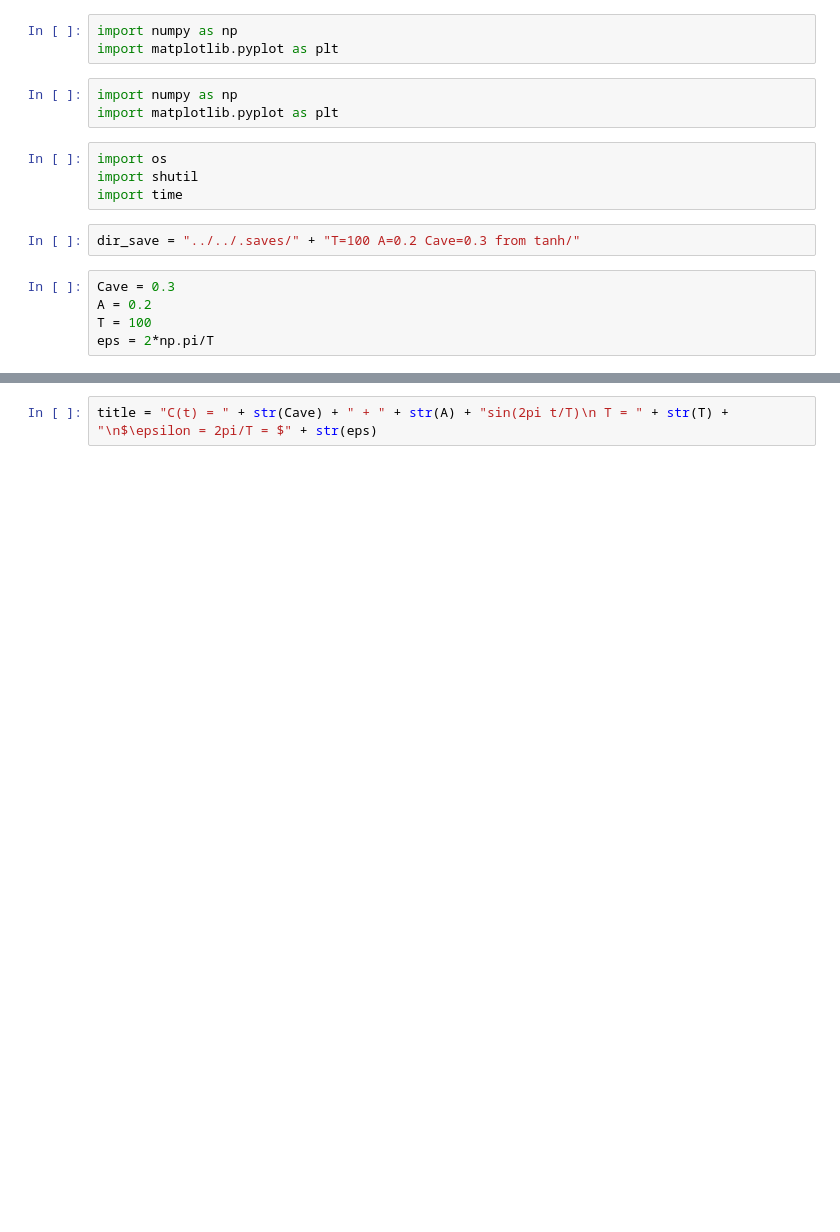
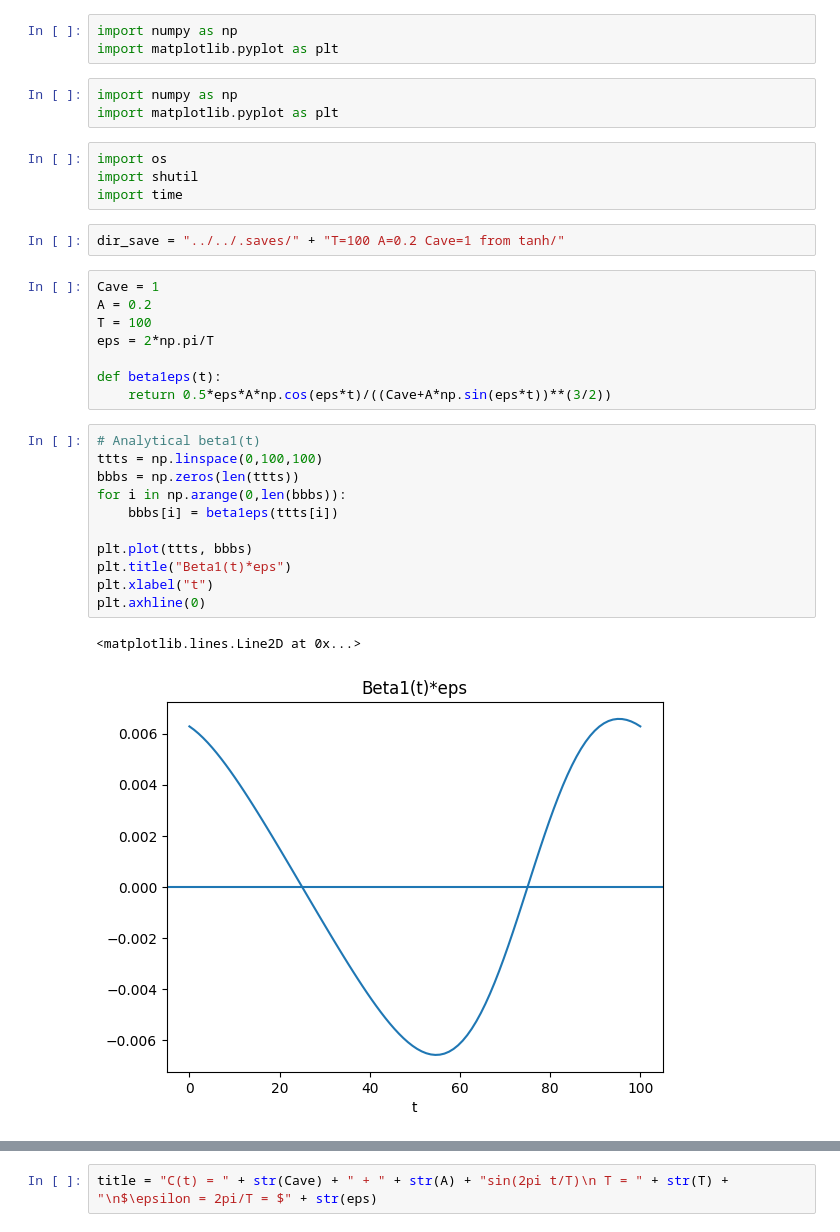
Before and after one commit to suanno/stage2, a Jupyter notebook: codes_tdgl/1D/plot/second analytical approach/distance from stationary state.ipynb, the cells around one changed output, grey strips where cells are left out. Saved outputs shown, nothing was run; the diff lists cells and outputs as text; blank space fills up the shorter version.

```diff
--- a/codes_tdgl/1D/plot/second analytical approach/distance from stationary state.ipynb
+++ b/codes_tdgl/1D/plot/second analytical approach/distance from stationary state.ipynb
@@ -9,9 +9,26 @@ import os
 import shutil
 import time
 # %%
-dir_save = "../../.saves/" + "T=100 A=0.2 Cave=0.3 from tanh/"
+dir_save = "../../.saves/" + "T=100 A=0.2 Cave=1 from tanh/"
 # %%
-Cave = 0.3
+Cave = 1
 A = 0.2
 T = 100
 eps = 2*np.pi/T
+
+def beta1eps(t):
+    return 0.5*eps*A*np.cos(eps*t)/((Cave+A*np.sin(eps*t))**(3/2))
+# %%
+# Analytical beta1(t)
+ttts = np.linspace(0,100,100)
+bbbs = np.zeros(len(ttts))
+for i in np.arange(0,len(bbbs)):
+    bbbs[i] = beta1eps(ttts[i])
+
+plt.plot(ttts, bbbs)
+plt.title("Beta1(t)*eps")
+plt.xlabel("t")
+plt.axhline(0)
+# %% [output]
+<matplotlib.lines.Line2D at 0x...>
+[figure, added]
```
Also changed, not shown: parts of 8 cells of this notebook, 6 other files.
